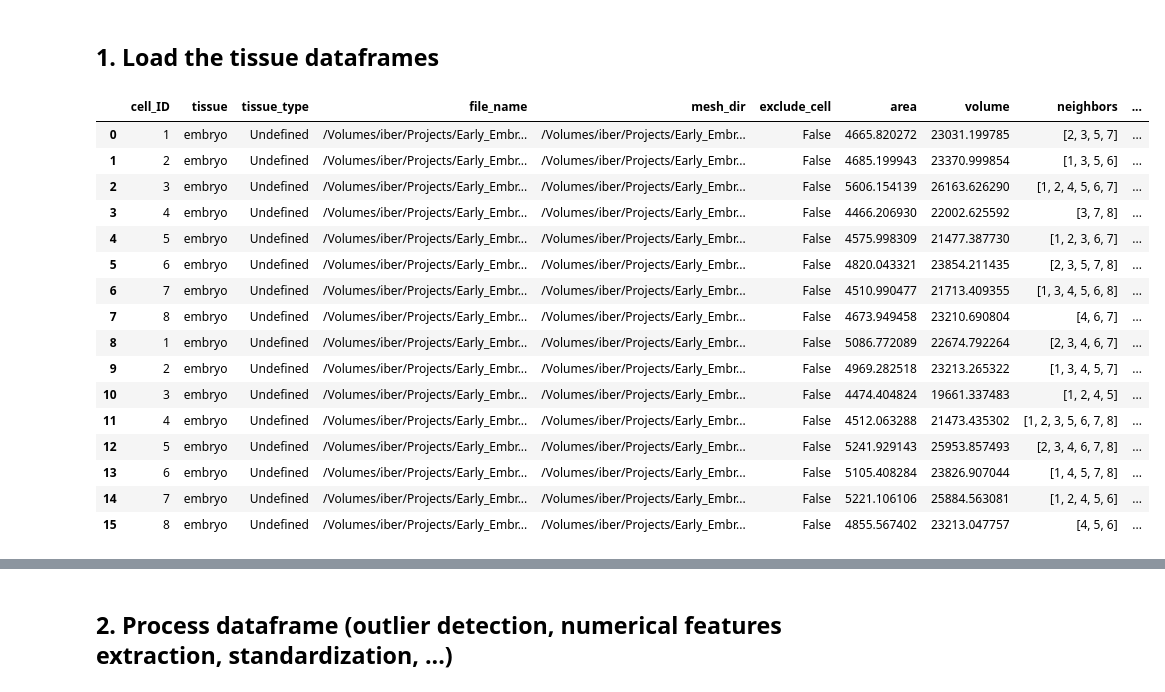
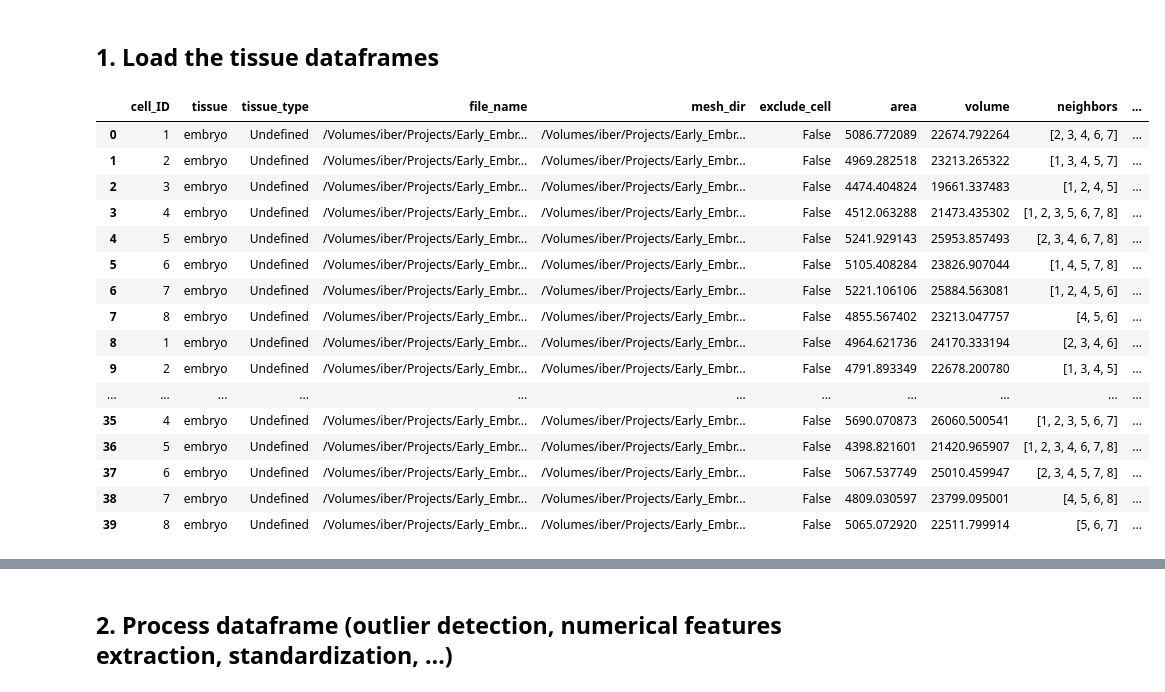
Before and after one commit to AntanasMurelis/EpiStats, a Jupyter notebook: src/tutorials/plots_tutorial.ipynb, the cells around one changed output, grey strips where cells are left out. Cells and saved outputs as stored; diff of their text form; code cells hidden in the pictures.

```diff
--- a/src/tutorials/plots_tutorial.ipynb
+++ b/src/tutorials/plots_tutorial.ipynb
@@ -18,29 +19,31 @@ os.getcwd()
 # %%
 # Load dataframes
 out_root_path = '../../../cell_stats/movie_0608_3/'
-df_files = [
-    'before_compaction.csv',
-    'after_compaction.csv',
-]
+# df_files = [
+#     'before_compaction.csv',
+#     'after_compaction.csv',
+# ]
+df_files = [os.path.basename(file) for file in glob.glob(os.path.join(out_root_path, 'time*.csv'))]
+
 df_paths = [os.path.join(out_root_path, df_file) for df_file in df_files]
 
 cell_stats_df = sa.prepare_df(paths_to_dfs=df_paths)
 cell_stats_df
 # %% [output]
 |  | cell_ID | tissue | tissue_type | file_name | mesh_dir | exclude_cell | area | volume | neighbors | ... |
-| 0 | 1 | embryo | Undefined | /Volumes/iber/Projects/Early_Embr... | /Volumes/iber/Projects/Early_Embr... | False | 4665.820272 | 23031.199785 | [2, 3, 5, 7] | ... |
-| 1 | 2 | embryo | Undefined | /Volumes/iber/Projects/Early_Embr... | /Volumes/iber/Projects/Early_Embr... | False | 4685.199943 | 23370.999854 | [1, 3, 5, 6] | ... |
-| 2 | 3 | embryo | Undefined | /Volumes/iber/Projects/Early_Embr... | /Volumes/iber/Projects/Early_Embr... | False | 5606.154139 | 26163.626290 | [1, 2, 4, 5, 6, 7] | ... |
-| 3 | 4 | embryo | Undefined | /Volumes/iber/Projects/Early_Embr... | /Volumes/iber/Projects/Early_Embr... | False | 4466.206930 | 22002.625592 | [3, 7, 8] | ... |
-| 4 | 5 | embryo | Undefined | /Volumes/iber/Projects/Early_Embr... | /Volumes/iber/Projects/Early_Embr... | False | 4575.998309 | 21477.387730 | [1, 2, 3, 6, 7] | ... |
-| 5 | 6 | embryo | Undefined | /Volumes/iber/Projects/Early_Embr... | /Volumes/iber/Projects/Early_Embr... | False | 4820.043321 | 23854.211435 | [2, 3, 5, 7, 8] | ... |
-| 6 | 7 | embryo | Undefined | /Volumes/iber/Projects/Early_Embr... | /Volumes/iber/Projects/Early_Embr... | False | 4510.990477 | 21713.409355 | [1, 3, 4, 5, 6, 8] | ... |
-| 7 | 8 | embryo | Undefined | /Volumes/iber/Projects/Early_Embr... | /Volumes/iber/Projects/Early_Embr... | False | 4673.949458 | 23210.690804 | [4, 6, 7] | ... |
-| 8 | 1 | embryo | Undefined | /Volumes/iber/Projects/Early_Embr... | /Volumes/iber/Projects/Early_Embr... | False | 5086.772089 | 22674.792264 | [2, 3, 4, 6, 7] | ... |
-| 9 | 2 | embryo | Undefined | /Volumes/iber/Projects/Early_Embr... | /Volumes/iber/Projects/Early_Embr... | False | 4969.282518 | 23213.265322 | [1, 3, 4, 5, 7] | ... |
-| 10 | 3 | embryo | Undefined | /Volumes/iber/Projects/Early_Embr... | /Volumes/iber/Projects/Early_Embr... | False | 4474.404824 | 19661.337483 | [1, 2, 4, 5] | ... |
-| 11 | 4 | embryo | Undefined | /Volumes/iber/Projects/Early_Embr... | /Volumes/iber/Projects/Early_Embr... | False | 4512.063288 | 21473.435302 | [1, 2, 3, 5, 6, 7, 8] | ... |
-| 12 | 5 | embryo | Undefined | /Volumes/iber/Projects/Early_Embr... | /Volumes/iber/Projects/Early_Embr... | False | 5241.929143 | 25953.857493 | [2, 3, 4, 6, 7, 8] | ... |
-| 13 | 6 | embryo | Undefined | /Volumes/iber/Projects/Early_Embr... | /Volumes/iber/Projects/Early_Embr... | False | 5105.408284 | 23826.907044 | [1, 4, 5, 7, 8] | ... |
-| 14 | 7 | embryo | Undefined | /Volumes/iber/Projects/Early_Embr... | /Volumes/iber/Projects/Early_Embr... | False | 5221.106106 | 25884.563081 | [1, 2, 4, 5, 6] | ... |
-| 15 | 8 | embryo | Undefined | /Volumes/iber/Projects/Early_Embr... | /Volumes/iber/Projects/Early_Embr... | False | 4855.567402 | 23213.047757 | [4, 5, 6] | ... |
+| 0 | 1 | embryo | Undefined | /Volumes/iber/Projects/Early_Embr... | /Volumes/iber/Projects/Early_Embr... | False | 5086.772089 | 22674.792264 | [2, 3, 4, 6, 7] | ... |
+| 1 | 2 | embryo | Undefined | /Volumes/iber/Projects/Early_Embr... | /Volumes/iber/Projects/Early_Embr... | False | 4969.282518 | 23213.265322 | [1, 3, 4, 5, 7] | ... |
+| 2 | 3 | embryo | Undefined | /Volumes/iber/Projects/Early_Embr... | /Volumes/iber/Projects/Early_Embr... | False | 4474.404824 | 19661.337483 | [1, 2, 4, 5] | ... |
+| 3 | 4 | embryo | Undefined | /Volumes/iber/Projects/Early_Embr... | /Volumes/iber/Projects/Early_Embr... | False | 4512.063288 | 21473.435302 | [1, 2, 3, 5, 6, 7, 8] | ... |
+| 4 | 5 | embryo | Undefined | /Volumes/iber/Projects/Early_Embr... | /Volumes/iber/Projects/Early_Embr... | False | 5241.929143 | 25953.857493 | [2, 3, 4, 6, 7, 8] | ... |
+| 5 | 6 | embryo | Undefined | /Volumes/iber/Projects/Early_Embr... | /Volumes/iber/Projects/Early_Embr... | False | 5105.408284 | 23826.907044 | [1, 4, 5, 7, 8] | ... |
+| 6 | 7 | embryo | Undefined | /Volumes/iber/Projects/Early_Embr... | /Volumes/iber/Projects/Early_Embr... | False | 5221.106106 | 25884.563081 | [1, 2, 4, 5, 6] | ... |
+| 7 | 8 | embryo | Undefined | /Volumes/iber/Projects/Early_Embr... | /Volumes/iber/Projects/Early_Embr... | False | 4855.567402 | 23213.047757 | [4, 5, 6] | ... |
+| 8 | 1 | embryo | Undefined | /Volumes/iber/Projects/Early_Embr... | /Volumes/iber/Projects/Early_Embr... | False | 4964.621736 | 24170.333194 | [2, 3, 4, 6] | ... |
+| 9 | 2 | embryo | Undefined | /Volumes/iber/Projects/Early_Embr... | /Volumes/iber/Projects/Early_Embr... | False | 4791.893349 | 22678.200780 | [1, 3, 4, 5] | ... |
+| ... | ... | ... | ... | ... | ... | ... | ... | ... | ... | ... |
+| 35 | 4 | embryo | Undefined | /Volumes/iber/Projects/Early_Embr... | /Volumes/iber/Projects/Early_Embr... | False | 5690.070873 | 26060.500541 | [1, 2, 3, 5, 6, 7] | ... |
+| 36 | 5 | embryo | Undefined | /Volumes/iber/Projects/Early_Embr... | /Volumes/iber/Projects/Early_Embr... | False | 4398.821601 | 21420.965907 | [1, 2, 3, 4, 6, 7, 8] | ... |
+| 37 | 6 | embryo | Undefined | /Volumes/iber/Projects/Early_Embr... | /Volumes/iber/Projects/Early_Embr... | False | 5067.537749 | 25010.459947 | [2, 3, 4, 5, 7, 8] | ... |
+| 38 | 7 | embryo | Undefined | /Volumes/iber/Projects/Early_Embr... | /Volumes/iber/Projects/Early_Embr... | False | 4809.030597 | 23799.095001 | [4, 5, 6, 8] | ... |
+| 39 | 8 | embryo | Undefined | /Volumes/iber/Projects/Early_Embr... | /Volumes/iber/Projects/Early_Embr... | False | 5065.072920 | 22511.799914 | [5, 6, 7] | ... |
```
Also changed, not shown: parts of 8 cells of this notebook, 2 other files.
